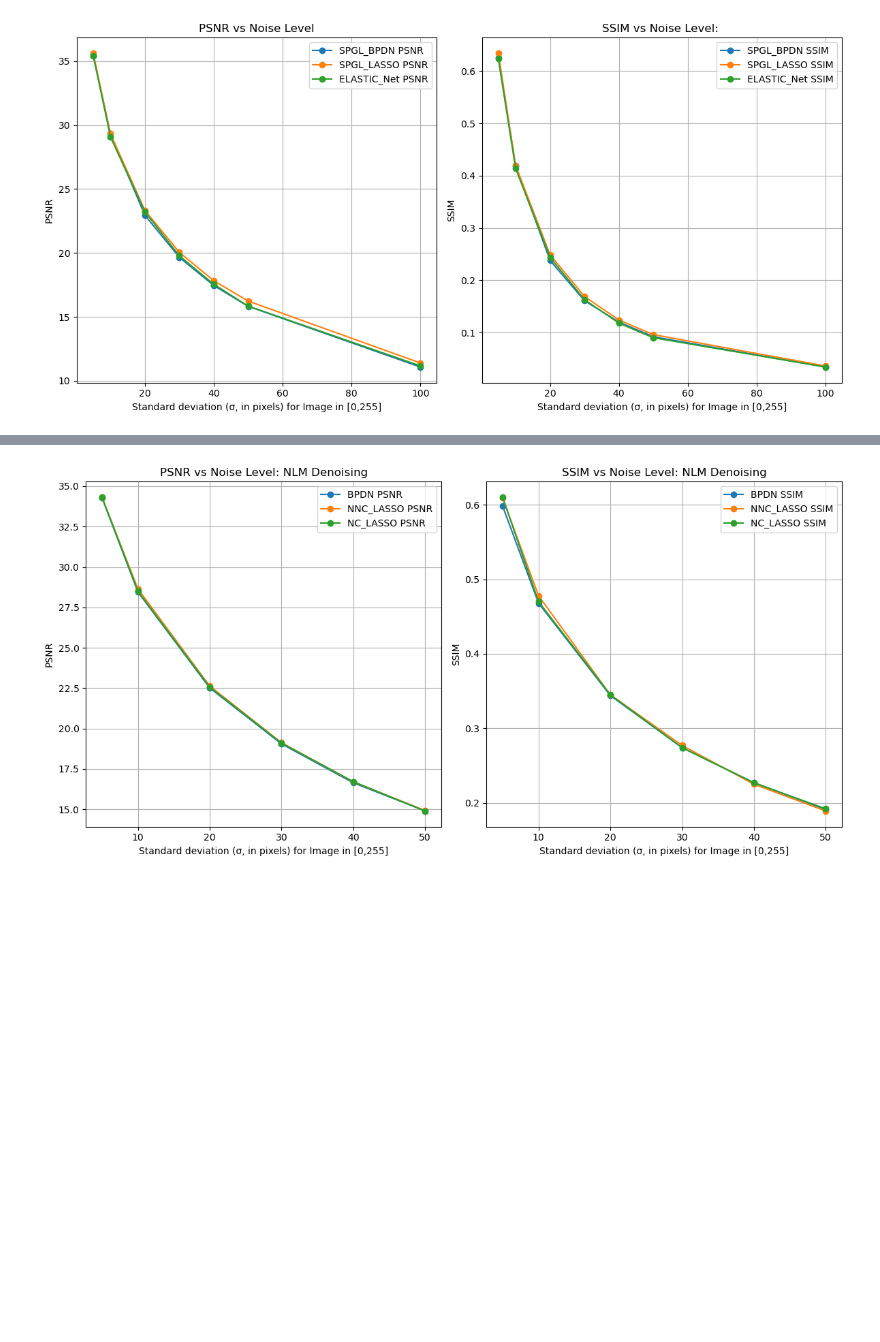
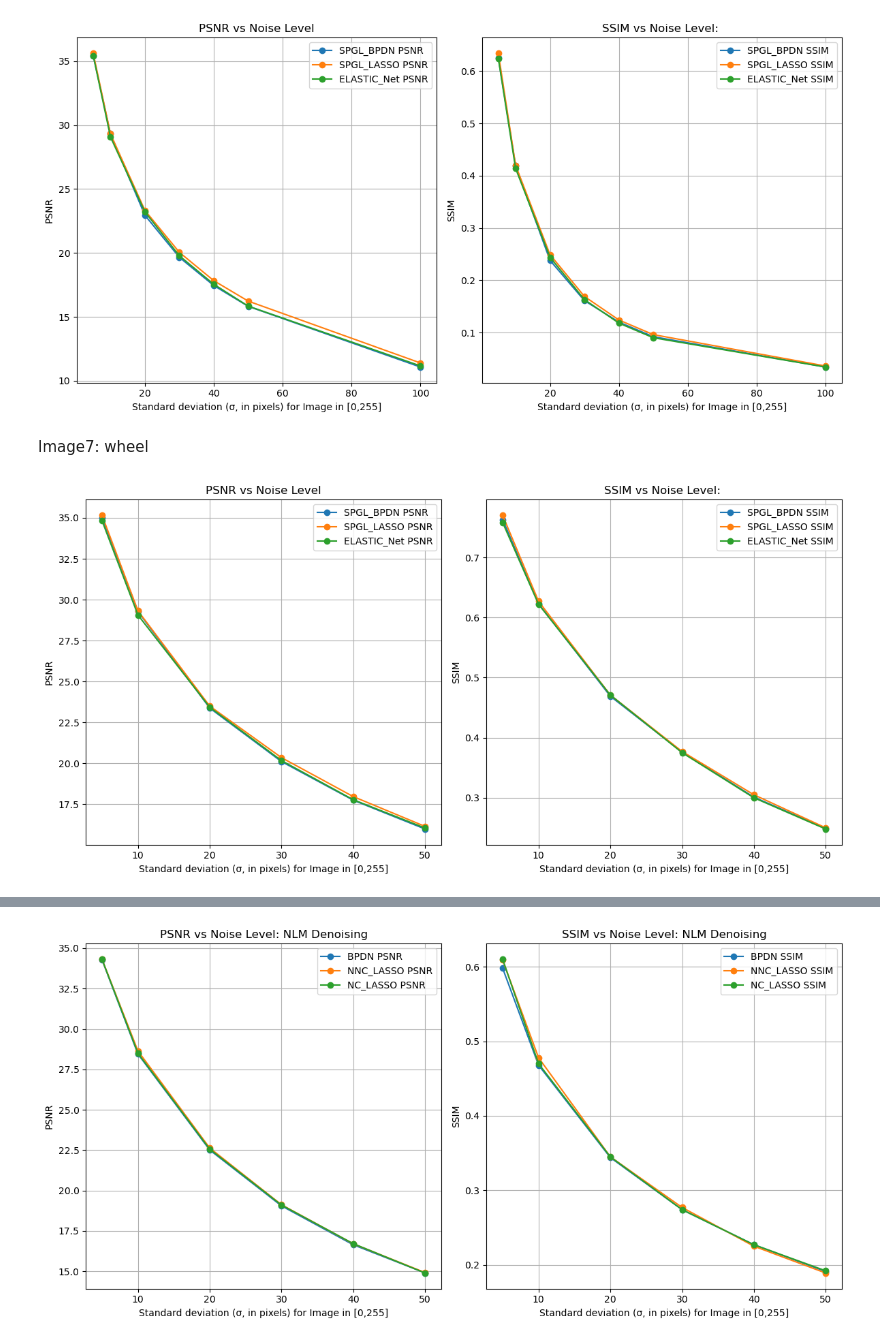
Before and after one commit to Tharindu-Nirmal/Image_Denoising, a Jupyter notebook: plots.ipynb, the cells around one changed output, grey strips where cells are left out. Cells and saved outputs as stored; diff of their text form; code cells hidden in the pictures; blank space fills up the shorter version.

```diff
--- a/plots.ipynb
+++ b/plots.ipynb
@@ -198,3 +199,53 @@ plt.tight_layout()
 plt.show()
 # %% [output]
 [figure]
+# %% [markdown]
+Image7: wheel
+# %%
+Image= 'Wheel'
+
+# Noise levels (σ)
+sigma = np.array([5, 10, 20, 30, 40, 50])
+
+# SPGL_BPDN PSNR/SSIM
+spgl_bpdn_psnr = np.array([35.00, 29.28, 23.38, 20.11, 17.75, 15.99])
+spgl_bpdn_ssim = np.array([0.763, 0.623, 0.469, 0.376, 0.301, 0.249])
+
+# SPGL_LASSO PSNR/SSIM
+spgl_lasso_psnr = np.array([35.15, 29.32, 23.50, 20.35, 17.97, 16.15])
+spgl_lasso_ssim = np.array([0.770, 0.627, 0.471, 0.377, 0.305, 0.250])
+
+# ELASTIC_Net PSNR/SSIM
+elastic_net_psnr = np.array([34.82, 29.06, 23.43, 20.17, 17.78, 16.05])
+elastic_net_ssim = np.array([0.758, 0.622, 0.471, 0.375, 0.300, 0.248])
+
+# Create the plot
+plt.figure(figsize=(12, 6))
+
+# Plot PSNR for all methods
+plt.subplot(1, 2, 1)
+plt.plot(sigma, spgl_bpdn_psnr, label='SPGL_BPDN PSNR', marker='o')
+plt.plot(sigma, spgl_lasso_psnr, label='SPGL_LASSO PSNR', marker='o')
+plt.plot(sigma, elastic_net_psnr, label='ELASTIC_Net PSNR', marker='o')
+plt.xlabel('Standard deviation (σ, in pixels) for Image in [0,255]')
+plt.ylabel('PSNR')
+plt.title('PSNR vs Noise Level')
+plt.legend()
+plt.grid(True)
+
+# Plot SSIM for all methods
+plt.subplot(1, 2, 2)
+plt.plot(sigma, spgl_bpdn_ssim, label='SPGL_BPDN SSIM', marker='o')
+plt.plot(sigma, spgl_lasso_ssim, label='SPGL_LASSO SSIM', marker='o')
+plt.plot(sigma, elastic_net_ssim, label='ELASTIC_Net SSIM', marker='o')
+plt.xlabel('Standard deviation (σ, in pixels) for Image in [0,255]')
+plt.ylabel('SSIM')
+plt.title('SSIM vs Noise Level: ')
+plt.legend()
+plt.grid(True)
+
+# Show the plot
+plt.tight_layout()
+plt.show()
+# %% [output]
+[figure, added]
```
Also changed, not shown: parts of 7 cells of this notebook, 6 other files.
